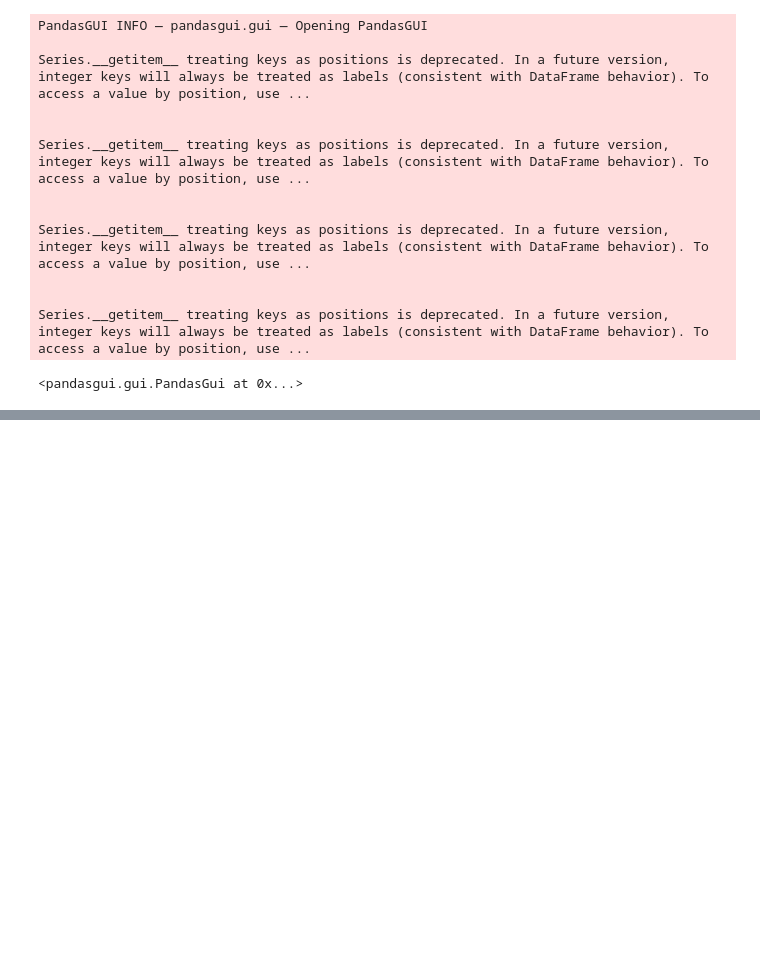
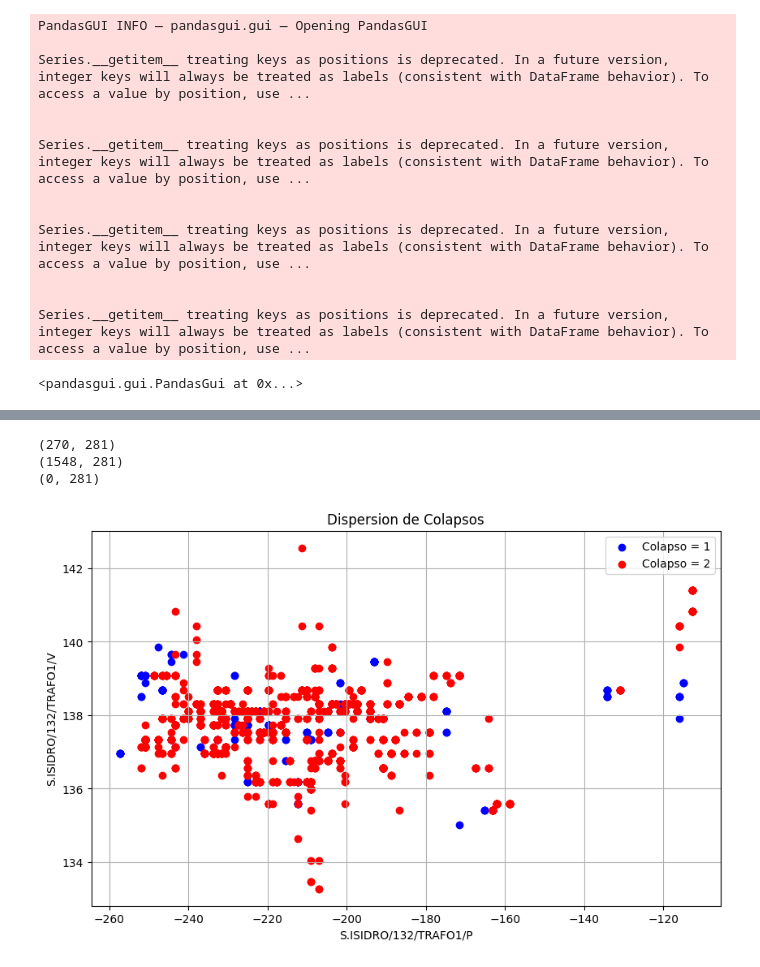
Before and after one commit to ClaraBureu/CEIA, a Jupyter notebook: NEA/ds_analisis.ipynb, the cells around one changed output, grey strips where cells are left out. Drawn from its saved outputs; the diff is of its cells as text; code cells hidden in the pictures; blank space fills up the shorter version.

```diff
--- a/NEA/ds_analisis.ipynb
+++ b/NEA/ds_analisis.ipynb
@@ -334,0 +358,30 @@ df_nea_hora_con_ratios.to_csv('df_nea_hora_con_ratios.csv', index=True)
+# %%
+# Filtrar los datos para obtener dos DataFrames separados para colapsos iguales a 1 y 2
+data_colapso_1 = df_nea_hora_con_ratios[(df_nea_hora_con_ratios['Colapso'] == 1) & (df_nea_hora_con_ratios['S.ISIDRO/132/TRAFO1/QP_RATIO'] < 0.25) & (df_nea_hora_con_ratios['S.ISIDRO/132/TRAFO1/QP_RATIO'] > 0.20) & (df_nea_hora_con_ratios['S.ISIDRO/132/TRAFO1/V.AV'] > 135)]
+data_colapso_2 = df_nea_hora_con_ratios[(df_nea_hora_con_ratios['Colapso'] == 2) & (df_nea_hora_con_ratios['S.ISIDRO/132/TRAFO1/QP_RATIO'] < 0.24) & (df_nea_hora_con_ratios['S.ISIDRO/132/TRAFO1/QP_RATIO'] > 0.20)]
+data_colapso_3 = df_nea_hora_con_ratios[(df_nea_hora_con_ratios['Colapso'] == 3) & (df_nea_hora_con_ratios['S.ISIDRO/132/TRAFO1/QP_RATIO'] < 0.24) & (df_nea_hora_con_ratios['S.ISIDRO/132/TRAFO1/QP_RATIO'] > 0.20)]
+
+print(data_colapso_1.shape)
+print(data_colapso_2.shape)
+print(data_colapso_3.shape)
+
+# Graficar la dispersión
+plt.figure(figsize=(10, 6))
+plt.scatter(data_colapso_1['S.ISIDRO/132/TRAFO1/P.AV'], data_colapso_1['S.ISIDRO/132/TRAFO1/V.AV'], color='blue', label='Colapso = 1')
+plt.scatter(data_colapso_2['S.ISIDRO/132/TRAFO1/P.AV'], data_colapso_2['S.ISIDRO/132/TRAFO1/V.AV'], color='red', label='Colapso = 2')
+#plt.scatter(data_colapso_3['S.ISIDRO/132/TRAFO1/P.AV'], data_colapso_3['S.ISIDRO/132/TRAFO1/V.AV'], color='yellow', label='Colapso = 3')
+
+# Etiquetas y título
+plt.xlabel('S.ISIDRO/132/TRAFO1/P')
+plt.ylabel('S.ISIDRO/132/TRAFO1/V')
+plt.title('Dispersion de Colapsos')
+plt.legend()
+
+# Mostrar la gráfica
+plt.grid(True)
+plt.show()
+# %% [output]
+(270, 281)
+(1548, 281)
+(0, 281)
+[figure, added]
```
Also changed, not shown: parts of 17 cells of this notebook, 12 other files.
